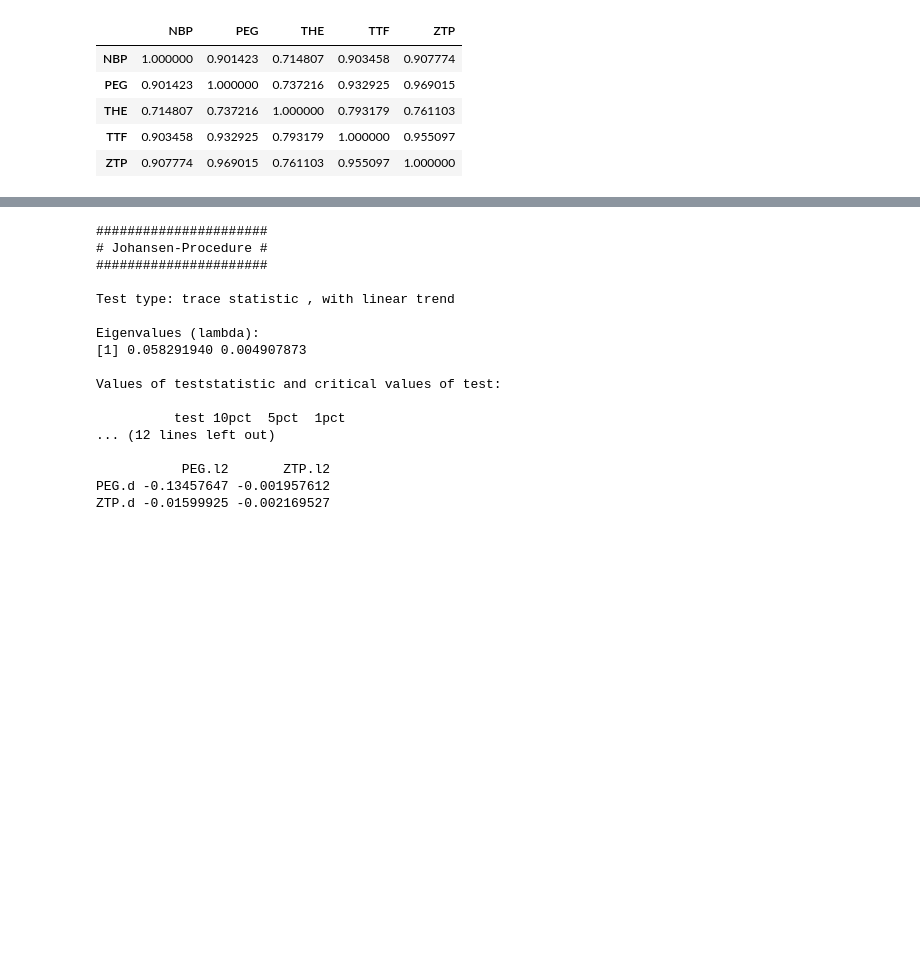
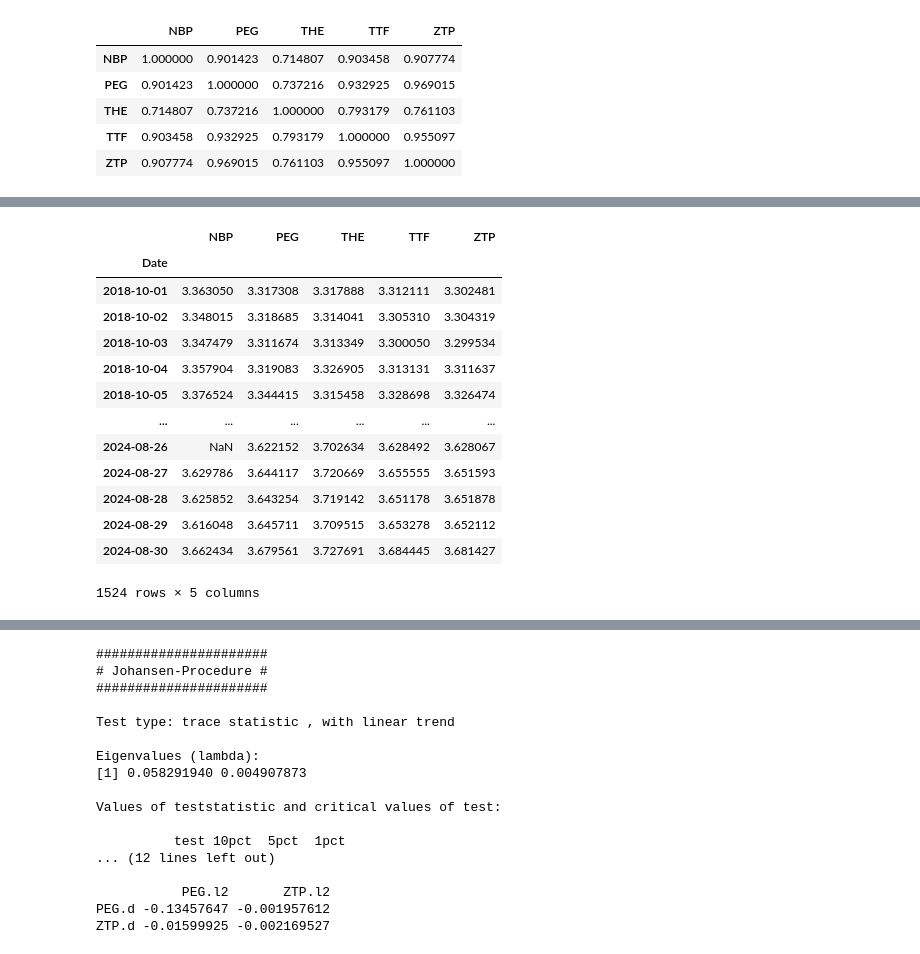
Before and after one commit to sindrjha/statistical-arbitrage, a Jupyter notebook: data_alignment.ipynb, the cells around one changed output, grey strips where cells are left out. Saved outputs shown, nothing was run; the diff lists cells and outputs as text; code cells hidden in the pictures; blank space fills up the shorter version.

```diff
--- a/data_alignment.ipynb
+++ b/data_alignment.ipynb
@@ -121,2 +105,4 @@ combined_hubs.head()
 # %%
 combined_hubs = combined_hubs.interpolate(method='linear', axis=0)
+# %%
+log_combined_hubs = np.log(combined_hubs)
@@ -165,0 +166,17 @@ combined_hubs_pct_return.corr()
+# %%
+log_combined_hubs
+# %% [output]
+|  | NBP | PEG | THE | TTF | ZTP |
+| Date |  |  |  |  |  |
+| 2018-10-01 | 3.363050 | 3.317308 | 3.317888 | 3.312111 | 3.302481 |
+| 2018-10-02 | 3.348015 | 3.318685 | 3.314041 | 3.305310 | 3.304319 |
+| 2018-10-03 | 3.347479 | 3.311674 | 3.313349 | 3.300050 | 3.299534 |
+| 2018-10-04 | 3.357904 | 3.319083 | 3.326905 | 3.313131 | 3.311637 |
+| 2018-10-05 | 3.376524 | 3.344415 | 3.315458 | 3.328698 | 3.326474 |
+| ... | ... | ... | ... | ... | ... |
+| 2024-08-26 | NaN | 3.622152 | 3.702634 | 3.628492 | 3.628067 |
+| 2024-08-27 | 3.629786 | 3.644117 | 3.720669 | 3.655555 | 3.651593 |
+| 2024-08-28 | 3.625852 | 3.643254 | 3.719142 | 3.651178 | 3.651878 |
+| 2024-08-29 | 3.616048 | 3.645711 | 3.709515 | 3.653278 | 3.652112 |
+| 2024-08-30 | 3.662434 | 3.679561 | 3.727691 | 3.684445 | 3.681427 |
+1524 rows × 5 columns
```
Also changed, not shown: parts of 29 cells of this notebook, 1 other file.
